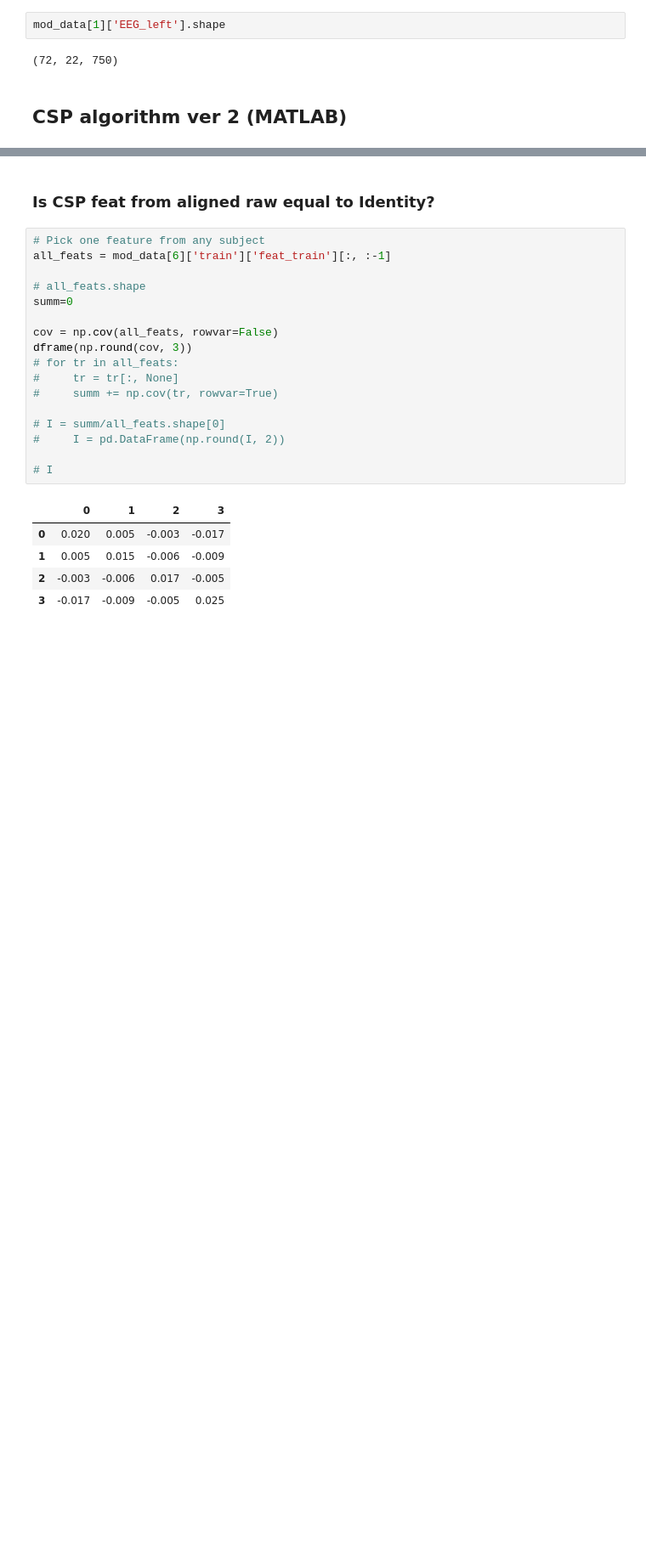
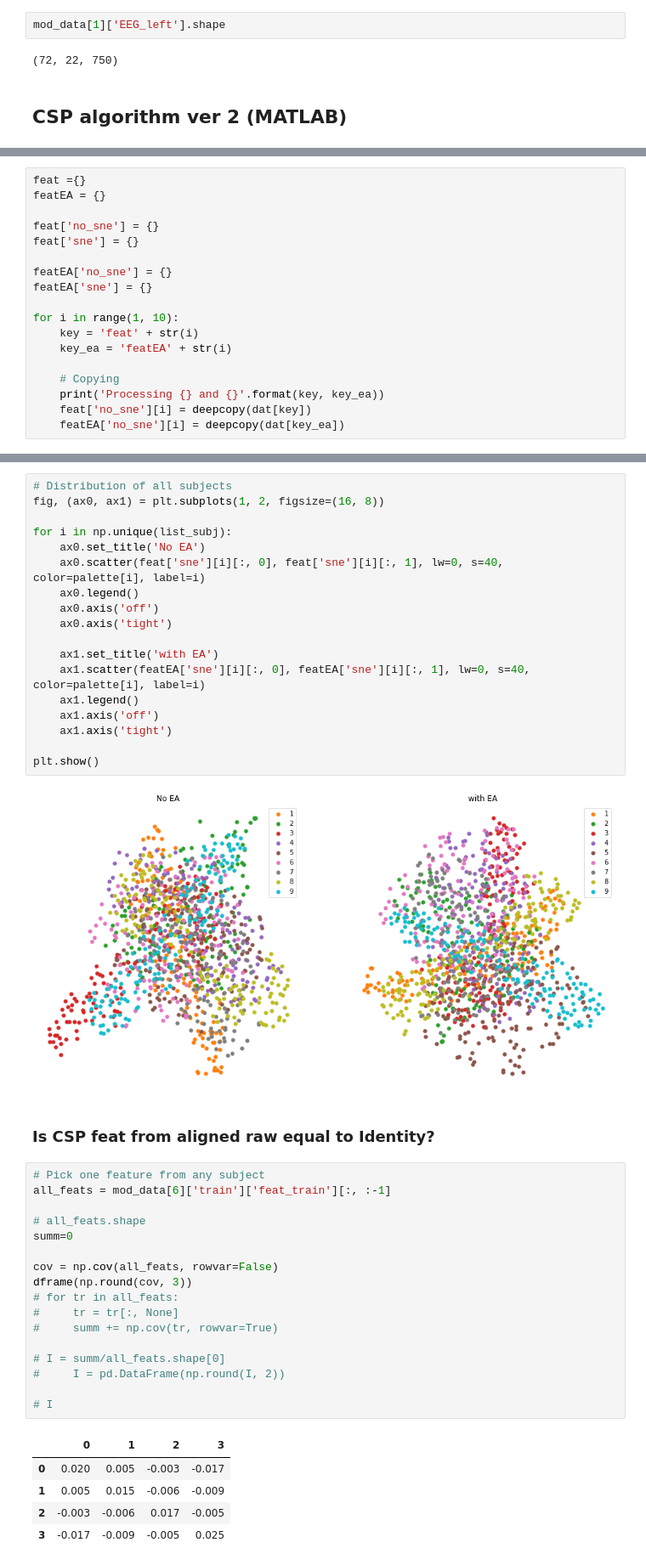
Before and after one commit to orvindemsy/EA-wLTL, a Jupyter notebook: EA+weighted_TL.ipynb, the cells around one changed output, grey strips where cells are left out. Shown at 85% size. Cells and saved outputs as stored; diff of their text form; blank space fills up the shorter version.

```diff
--- a/EA+weighted_TL.ipynb
+++ b/EA+weighted_TL.ipynb
@@ -921,0 +898,18 @@ dframe(eigvec)
+# %%
+feat ={}
+featEA = {}
+
+feat['no_sne'] = {}
+feat['sne'] = {}
+
+featEA['no_sne'] = {}
+featEA['sne'] = {}
+
+for i in range(1, 10):
+    key = 'feat' + str(i)
+    key_ea = 'featEA' + str(i)
+
+    # Copying
+    print('Processing {} and {}'.format(key, key_ea))
+    feat['no_sne'][i] = deepcopy(dat[key])
+    featEA['no_sne'][i] = deepcopy(dat[key_ea])
@@ -922,3 +1004,23 @@ dframe(eigvec)
+# %%
+# Distribution of all subjects
+fig, (ax0, ax1) = plt.subplots(1, 2, figsize=(16, 8))
+
+for i in np.unique(list_subj):
+    ax0.set_title('No EA')
+    ax0.scatter(feat['sne'][i][:, 0], feat['sne'][i][:, 1], lw=0, s=40, color=palette[i], label=i)
+    ax0.legend()
+    ax0.axis('off')
+    ax0.axis('tight')
+
+    ax1.set_title('with EA')
+    ax1.scatter(featEA['sne'][i][:, 0], featEA['sne'][i][:, 1], lw=0, s=40, color=palette[i], label=i)
+    ax1.legend()
+    ax1.axis('off')
+    ax1.axis('tight')
+
+plt.show()
+# %% [output]
+[figure, added]
 # %% [markdown]
 ### Is CSP feat from aligned raw equal to Identity?
 # %%
```
Also changed, not shown: parts of 19 cells of this notebook, 1 other file.
